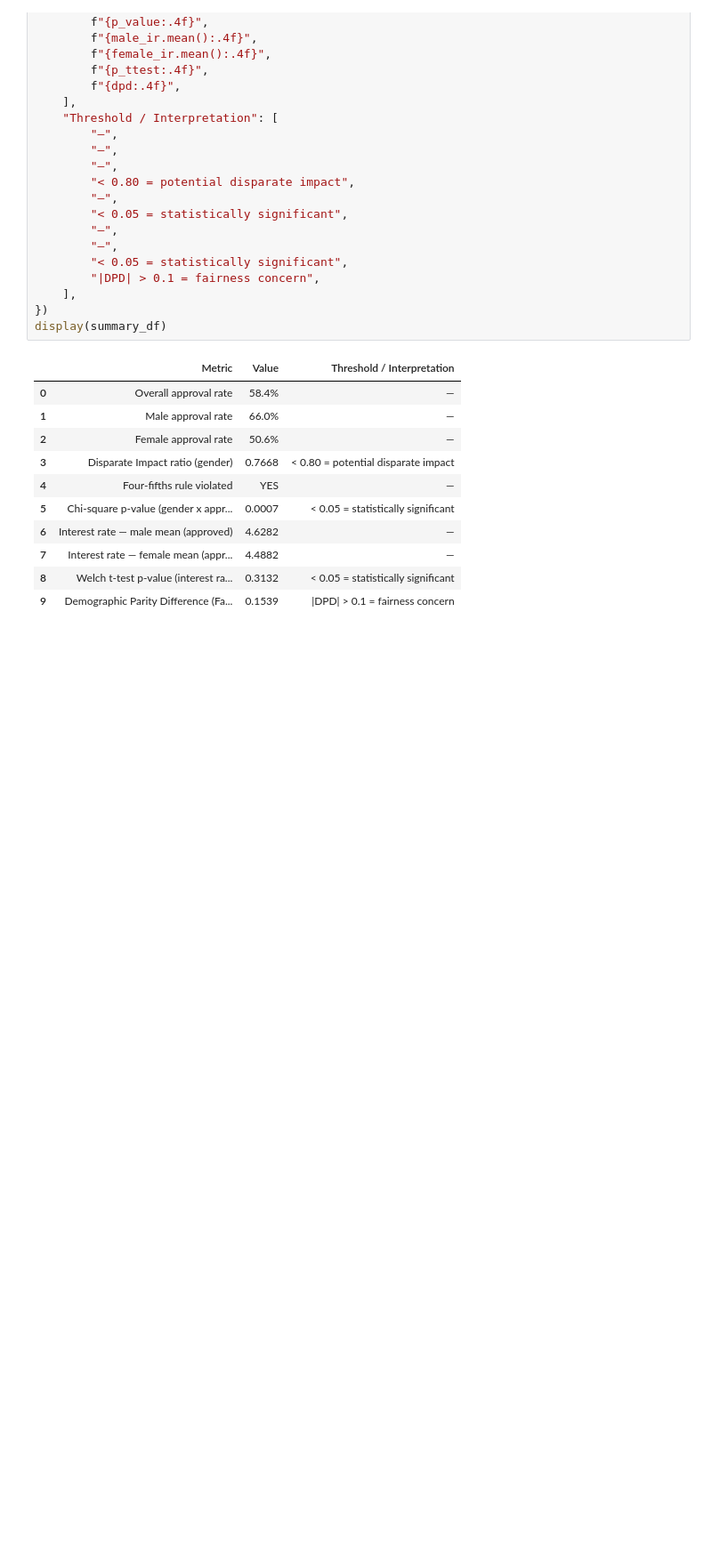
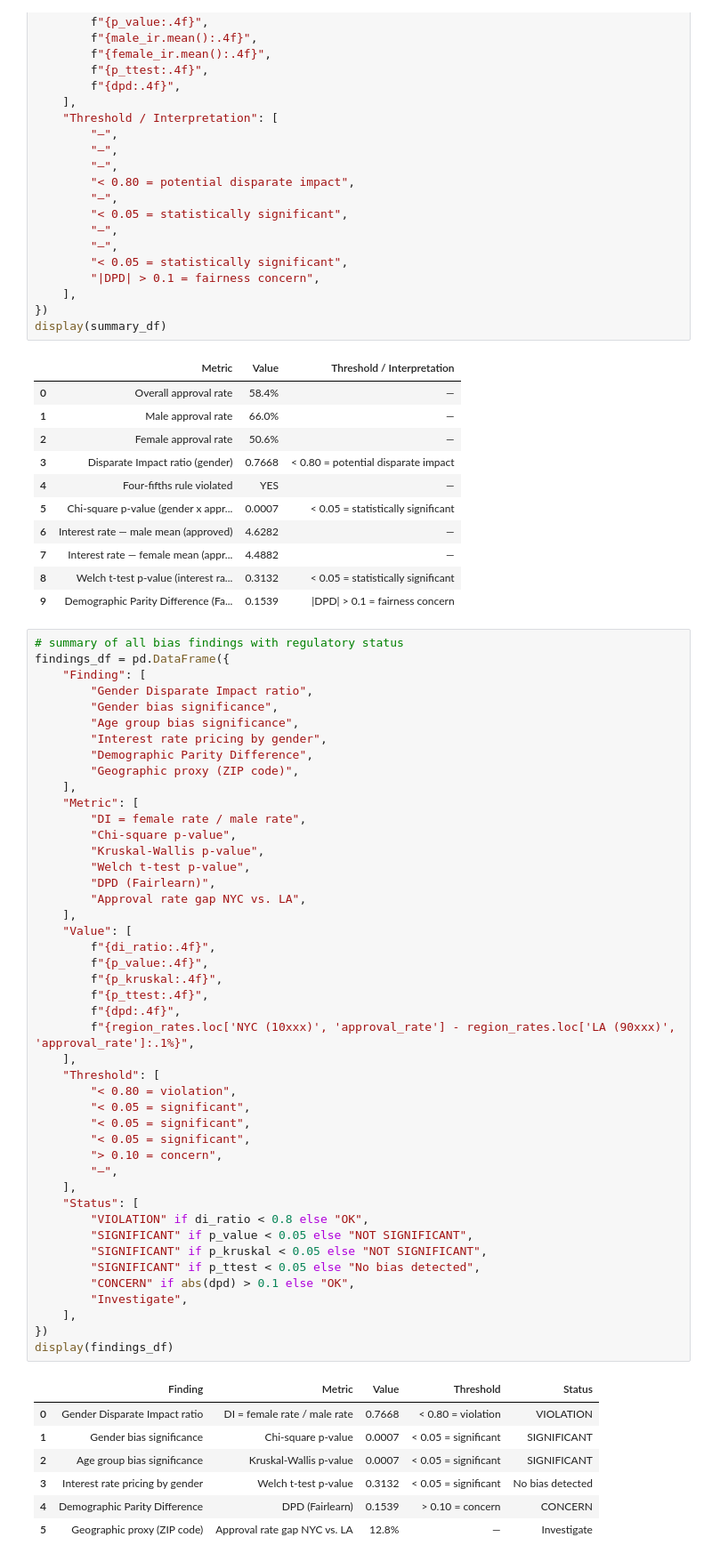
Before and after one commit to mchlkan/dego-2606-group3, a Jupyter notebook: notebooks/02-bias-analysis.ipynb, the cells around one changed output. Shown at 89% size. Cells and saved outputs as stored; diff of their text form; blank space fills up the shorter version.

```diff
--- a/notebooks/02-bias-analysis.ipynb
+++ b/notebooks/02-bias-analysis.ipynb
@@ -646,3 +615,56 @@ display(summary_df)
 | 7 | Interest rate — female mean (appr... | 4.4882 | — |
 | 8 | Welch t-test p-value (interest ra... | 0.3132 | < 0.05 = statistically significant |
 | 9 | Demographic Parity Difference (Fa... | 0.1539 | |DPD| > 0.1 = fairness concern |
+# %%
+# summary of all bias findings with regulatory status
+findings_df = pd.DataFrame({
+    "Finding": [
+        "Gender Disparate Impact ratio",
+        "Gender bias significance",
+        "Age group bias significance",
+        "Interest rate pricing by gender",
+        "Demographic Parity Difference",
+        "Geographic proxy (ZIP code)",
+    ],
+    "Metric": [
+        "DI = female rate / male rate",
+        "Chi-square p-value",
+        "Kruskal-Wallis p-value",
+        "Welch t-test p-value",
+        "DPD (Fairlearn)",
+        "Approval rate gap NYC vs. LA",
+    ],
+    "Value": [
+        f"{di_ratio:.4f}",
+        f"{p_value:.4f}",
+        f"{p_kruskal:.4f}",
+        f"{p_ttest:.4f}",
+        f"{dpd:.4f}",
+        f"{region_rates.loc['NYC (10xxx)', 'approval_rate'] - region_rates.loc['LA (90xxx)', 'approval_rate']:.1%}",
+    ],
+    "Threshold": [
+        "< 0.80 = violation",
+        "< 0.05 = significant",
+        "< 0.05 = significant",
+        "< 0.05 = significant",
+        "> 0.10 = concern",
+        "—",
+    ],
+    "Status": [
+        "VIOLATION" if di_ratio < 0.8 else "OK",
+        "SIGNIFICANT" if p_value < 0.05 else "NOT SIGNIFICANT",
+        "SIGNIFICANT" if p_kruskal < 0.05 else "NOT SIGNIFICANT",
+        "SIGNIFICANT" if p_ttest < 0.05 else "No bias detected",
+        "CONCERN" if abs(dpd) > 0.1 else "OK",
+        "Investigate",
+    ],
+})
+display(findings_df)
+# %% [output]
+|  | Finding | Metric | Value | Threshold | Status |
+| 0 | Gender Disparate Impact ratio | DI = female rate / male rate | 0.7668 | < 0.80 = violation | VIOLATION |
+| 1 | Gender bias significance | Chi-square p-value | 0.0007 | < 0.05 = significant | SIGNIFICANT |
+| 2 | Age group bias significance | Kruskal-Wallis p-value | 0.0007 | < 0.05 = significant | SIGNIFICANT |
+| 3 | Interest rate pricing by gender | Welch t-test p-value | 0.3132 | < 0.05 = significant | No bias detected |
+| 4 | Demographic Parity Difference | DPD (Fairlearn) | 0.1539 | > 0.10 = concern | CONCERN |
+| 5 | Geographic proxy (ZIP code) | Approval rate gap NYC vs. LA | 12.8% | — | Investigate |
```
Also changed, not shown: parts of 17 cells of this notebook.
